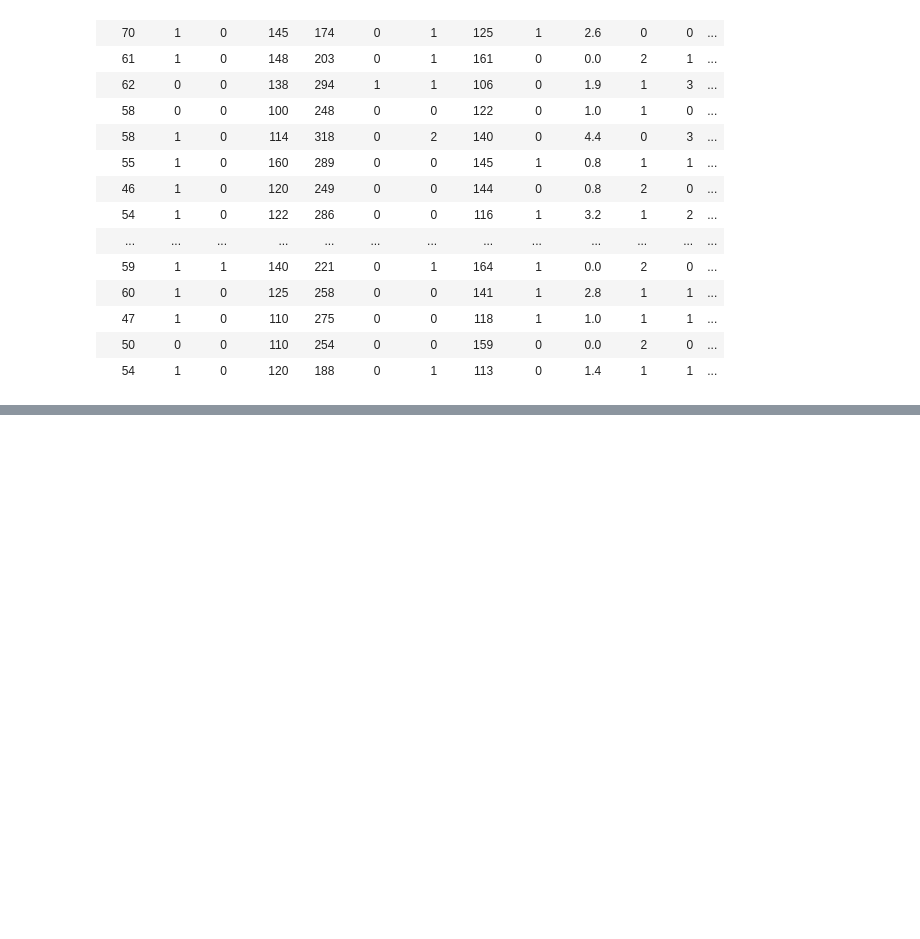
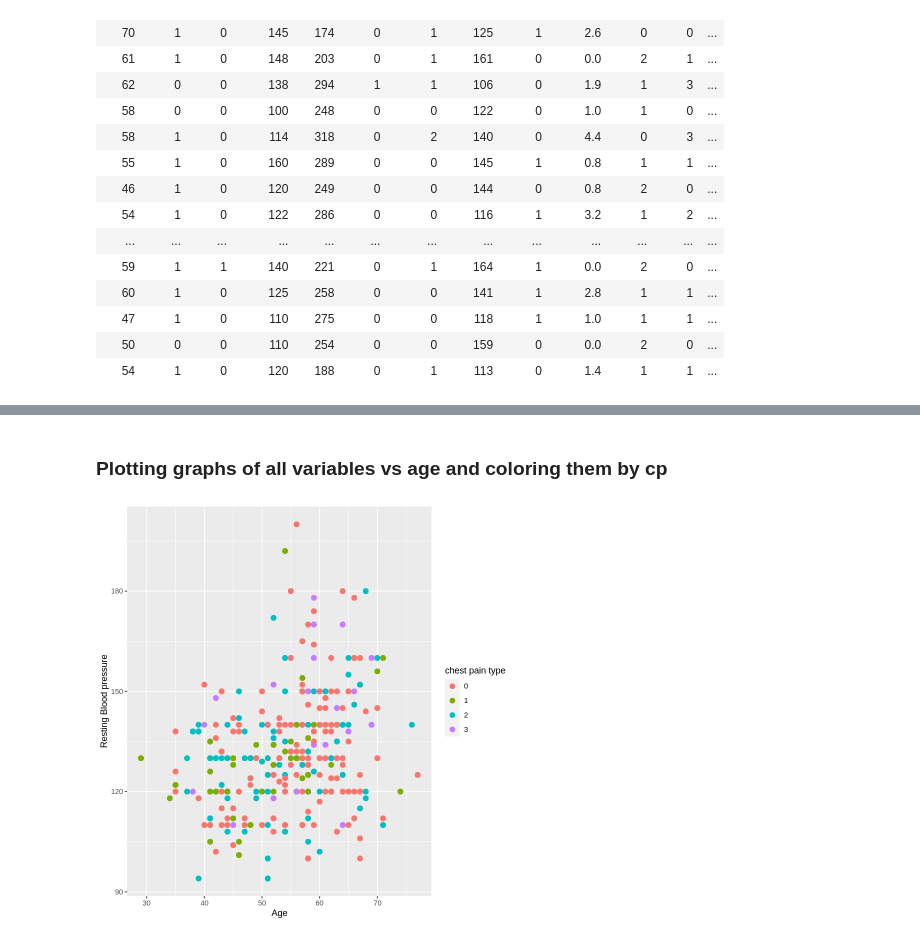
Before and after one commit to carriexu26/DSCI-Group-Project, a Jupyter notebook: heart_disease.ipynb, the cells around one changed output, grey strips where cells are left out. Cells and saved outputs as stored; diff of their text form; code cells hidden in the pictures; blank space fills up the shorter version.

```diff
--- a/heart_disease.ipynb
+++ b/heart_disease.ipynb
@@ -32,0 +43,3 @@ A spec_tbl_df: 1025 × 14
+# %%
+heart_data_1 <- select(heart_data,age,cp,trestbps,chol,thalach,oldpeak) |> mutate(cp = as_factor(cp))
+heart_data_1
@@ -32,0 +66,12 @@ A spec_tbl_df: 1025 × 14
+# %% [markdown]
+### Plotting graphs of all variables vs age and coloring them by cp
+# %%
+trestbps_plot <- heart_data_1 |> ggplot(aes(x = age,
+               y = trestbps,
+               colour = cp)) +
+        labs(x = "Age",
+             y = "Resting Blood pressure",
+            colour = 'chest pain type')+ geom_point(size = 2.5)
+trestbps_plot
+# %% [output]
+[figure, added]
```
Also changed, not shown: parts of 10 cells of this notebook.
